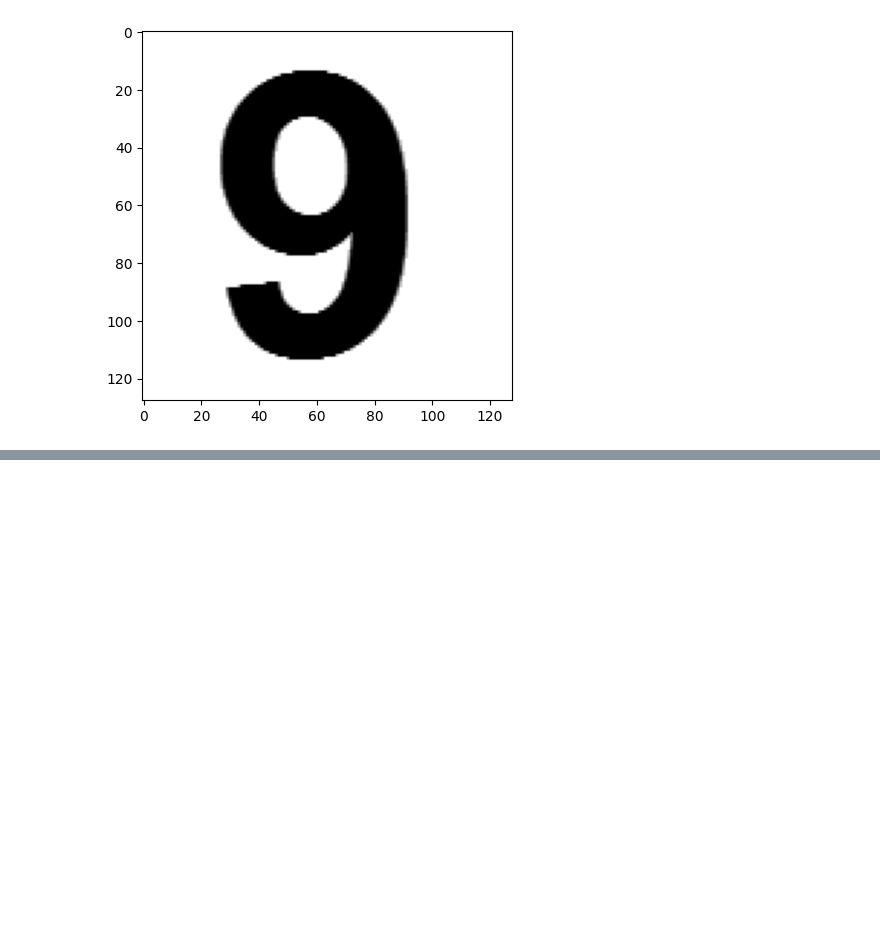
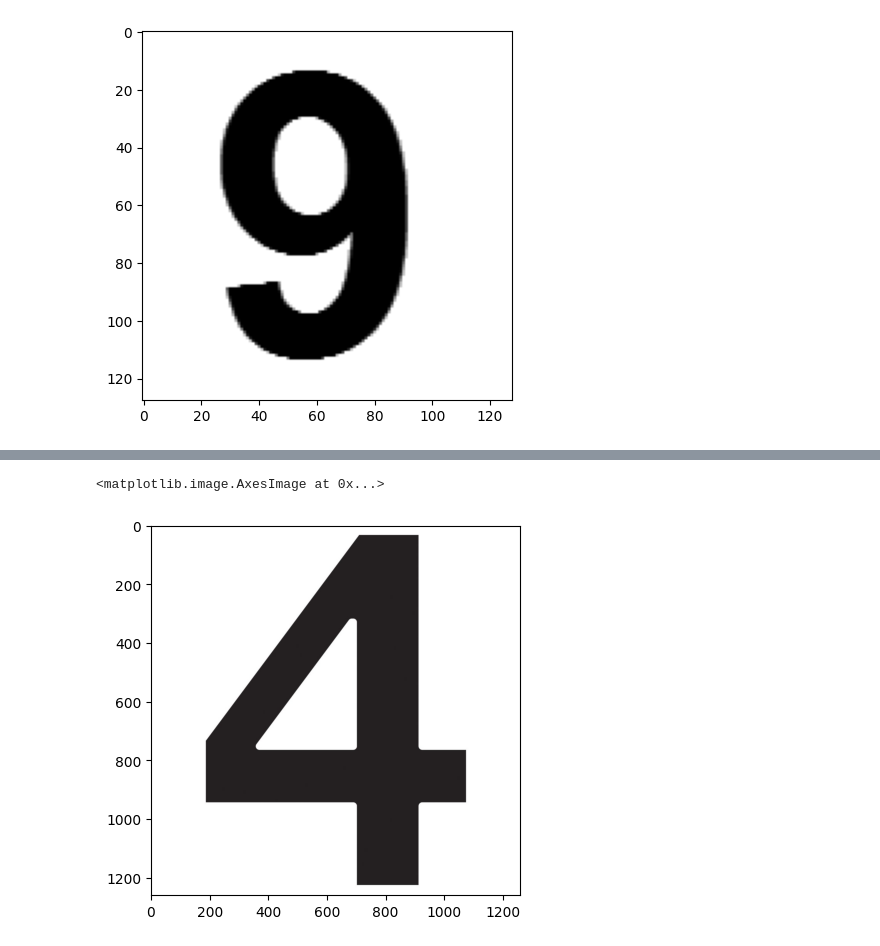
Before and after one commit to Gregory-Debruyne/r-solution-de-sudoku, a Jupyter notebook: Modele_detection_chiffre.ipynb, the cells around one changed output, grey strips where cells are left out. Cells and saved outputs as stored; diff of their text form; code cells hidden in the pictures; blank space fills up the shorter version.

```diff
--- a/Modele_detection_chiffre.ipynb
+++ b/Modele_detection_chiffre.ipynb
@@ -270,0 +280,7 @@ model.save("sudoku_model.keras")
+# %%
+# Affichage d'une nouvelle image
+NewData1 = cv2.cvtColor(cv2.imread('4.png'), cv2.COLOR_BGR2RGB)
+plt.imshow(NewData1)
+# %% [output]
+<matplotlib.image.AxesImage at 0x...>
+[figure, added]
```
Also changed, not shown: parts of 21 cells of this notebook, 12 other files.
